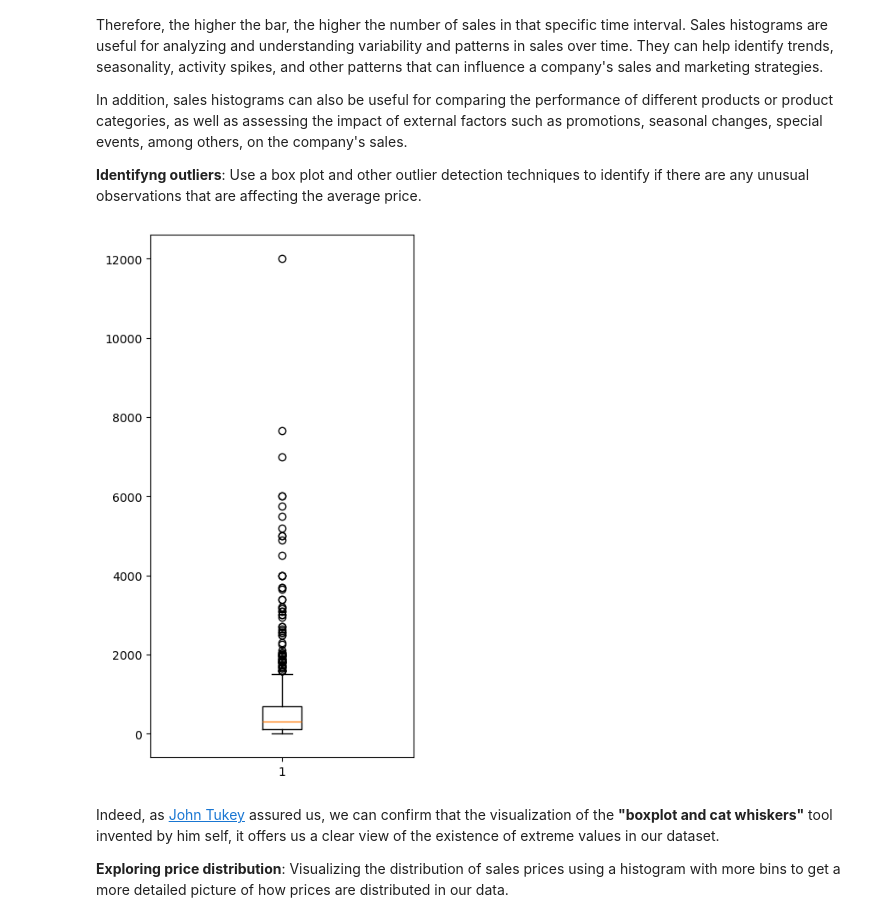
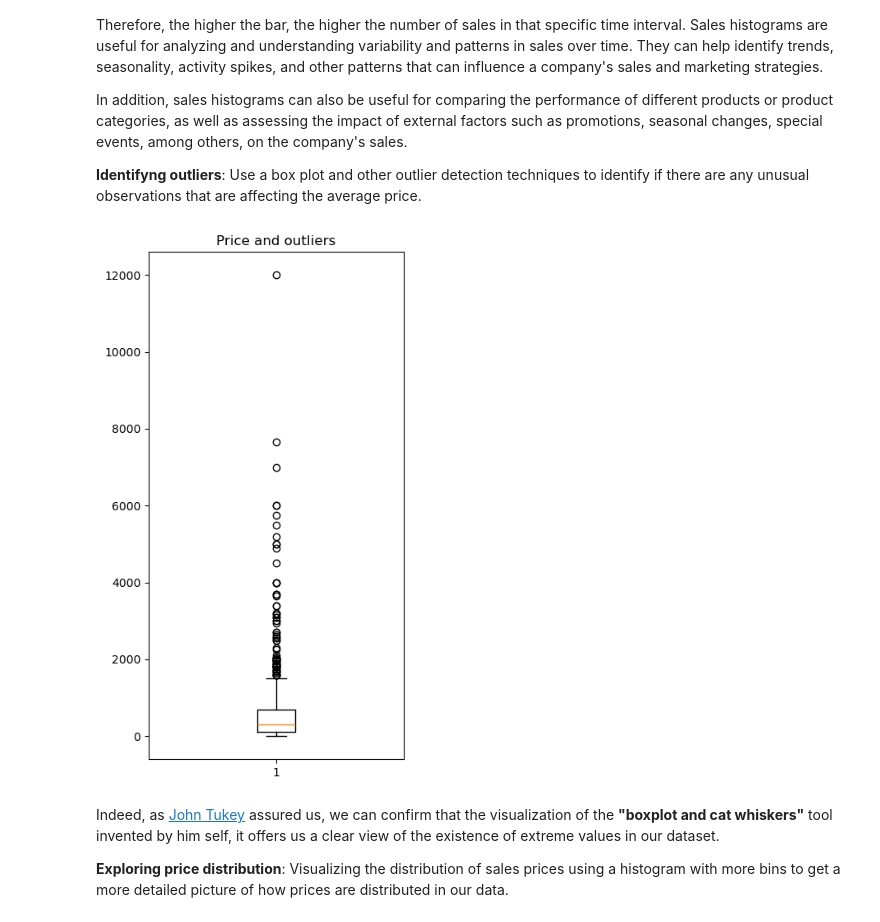
Before and after one commit to albertjimrod/ScraperETL-EDA-ML-Personal, a Jupyter notebook: project_5/EDA_hispasonic.ipynb, the cells around one changed output. Cells and saved outputs as stored; diff of their text form; code cells hidden in the pictures.

```diff
--- a/project_5/EDA_hispasonic.ipynb
+++ b/project_5/EDA_hispasonic.ipynb
@@ -400,16 +400,17 @@ In addition, sales histograms can also be useful for comparing the performance o
 
 **Identifyng outliers**: Use a box plot and other outlier detection techniques to identify if there are any unusual observations that are affecting the average price.
 # %%
-# Outliers taken
+# Price and outliers
 
 fig = plt.figure(figsize =(4, 8))
+plt.title('Price and outliers')
 arr = df_january["price"]
 
 plt.boxplot(arr)
 
 plt.show()
 # %% [output]
-[figure, old version]
+[figure, new version]
 # %% [markdown]
 Indeed, as [John Tukey](https://en.wikipedia.org/wiki/Exploratory_data_analysis) assured us, we can confirm that the visualization of the **"boxplot and cat whiskers"** tool invented by him self, it offers us a clear view of the existence of extreme values in our dataset.
 
```
Also changed, not shown: parts of 4 cells of this notebook.
